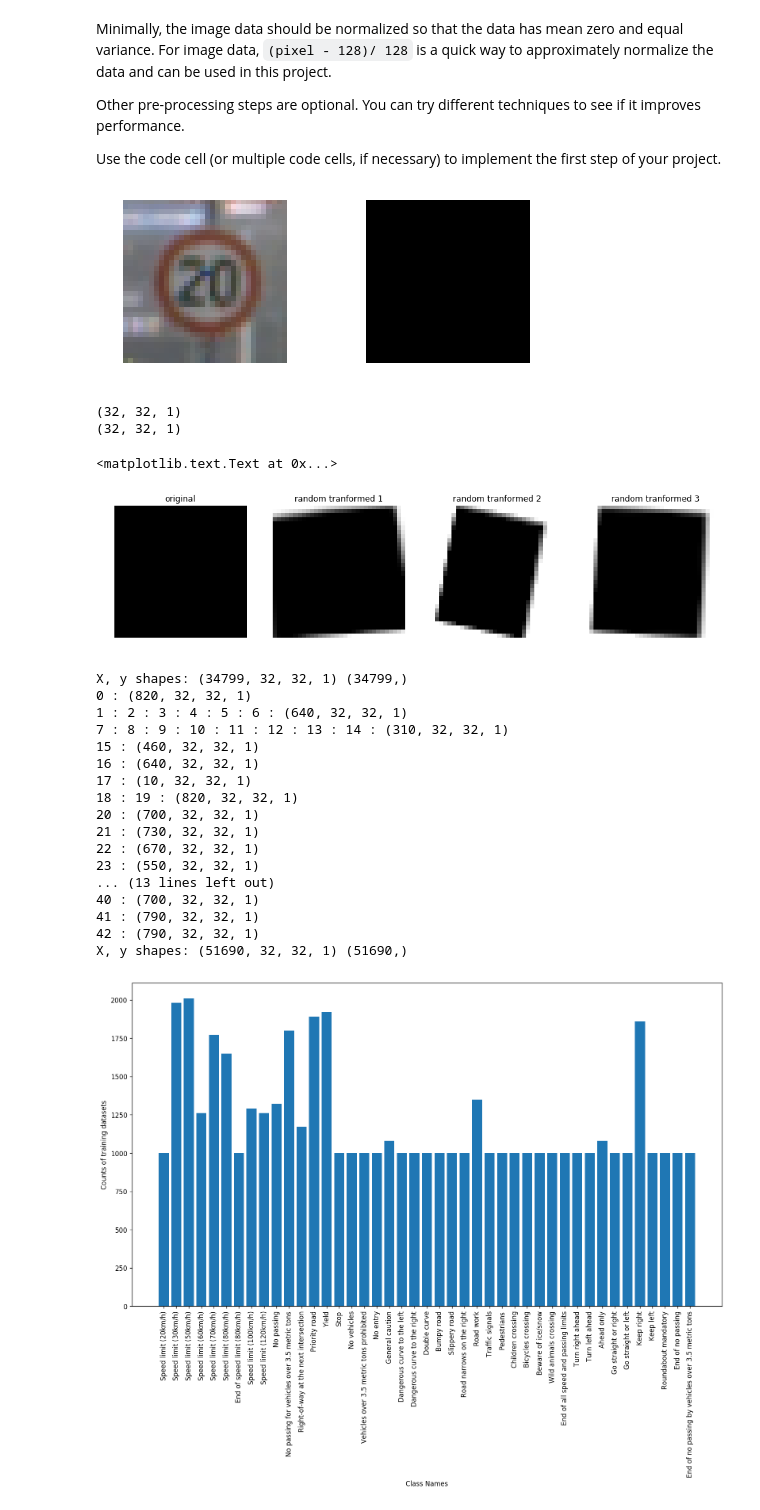
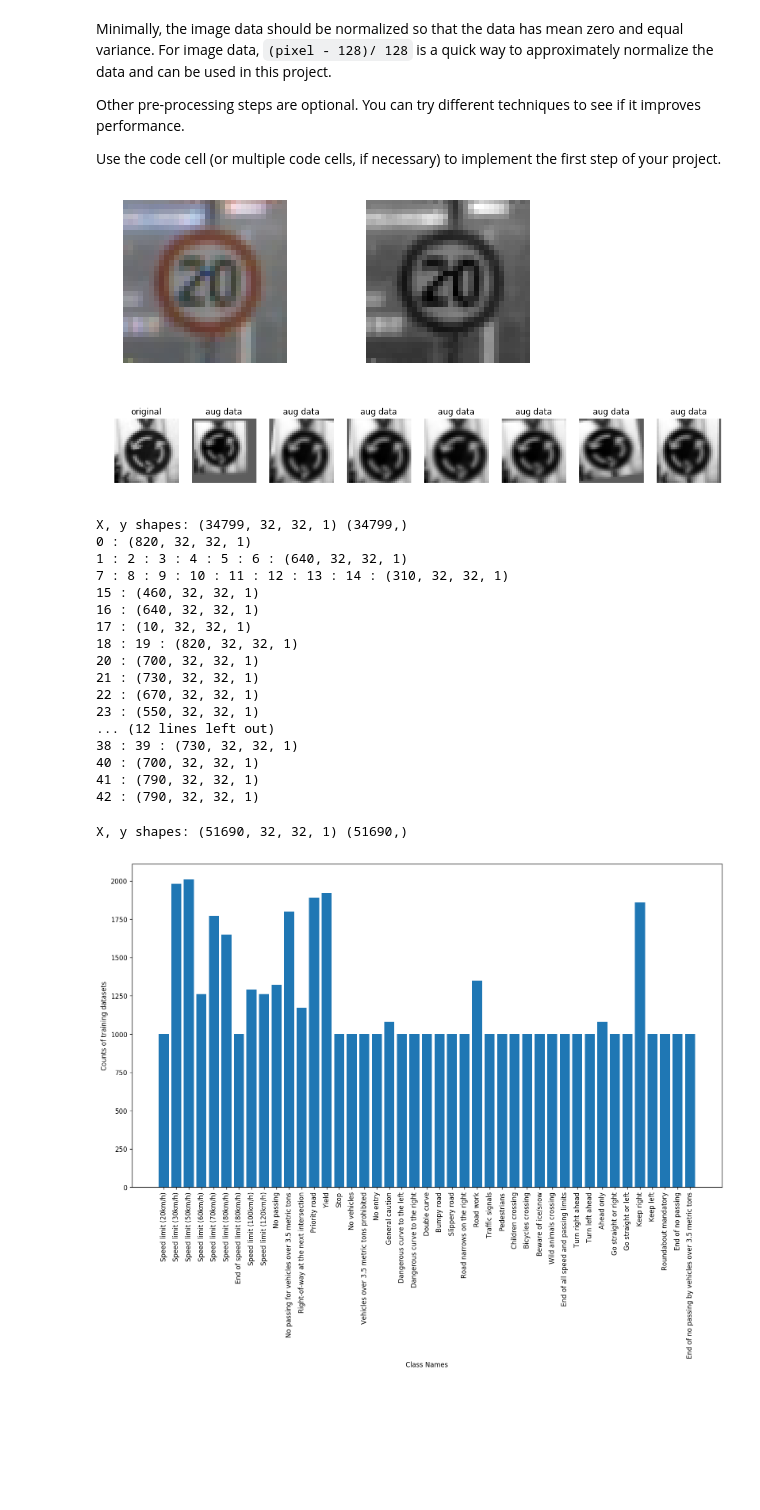
Before and after one commit to FutureKen/CarND-Traffic-Sign-Classifier-Project, a Jupyter notebook: Traffic_Sign_Classifier.ipynb, the cells around one changed output. Cells and saved outputs as stored; diff of their text form; code cells hidden in the pictures; blank space fills up the shorter version.

Commit message:
finished model training

```diff
--- a/Traffic_Sign_Classifier.ipynb
+++ b/Traffic_Sign_Classifier.ipynb
@@ -164,9 +164,7 @@ from skimage import exposure
 def grayscale(X):
     X_gray = np.zeros(X.shape[:-1])
     for i in range(X.shape[0]):
-        X[i, :, :] = exposure.equalize_hist(X[i, :, :])
         X_gray[i,:,:] = cv2.cvtColor(X[i,:,:,:], cv2.COLOR_RGB2GRAY)
-
     return X_gray.reshape((X_gray.shape[0],X_gray.shape[1],X_gray.shape[2],1))
 fig, axs = plt.subplots(1,2,figsize=(8, 3))
 
@@ -187,83 +185,81 @@ X_test = (X_test - 128)/128
 X_valid = (X_valid - 128)/128
 
 from sklearn.utils import shuffle
-
-
 X_train, y_train = shuffle(X_train, y_train)
 # %% [output]
-[figure, old version]
+[figure, new version]
 # %%
 ### From previous histogram, we can see some types of labels has
 ### significantly smaller amount of training sets. So we need to generate some fake data
 from skimage import exposure
 
-def transform_image(image, ang_range=12, warp_range=6, trans_range=6, brightness_range=0.75):
+def random_brightness(img):
+    shifted = img + 1.0   # shift to (0,2) range
+    img_max_value = max(shifted.flatten())
+    max_coef = 2.0/img_max_value
+    min_coef = max_coef - 0.1
+    coef = np.random.uniform(min_coef, max_coef)
+    dst = shifted * coef - 1.0
+    return dst
+
+def transform_image(image, ang_range=8, warp_range=6, trans_range=4):
+
+    image = random_brightness(image)
+
     # Random Rotation
     ang_rot = np.random.uniform(ang_range)-ang_range/2
     rows,cols,ch = image.shape
     Rot_M = cv2.getRotationMatrix2D((cols/2,rows/2),ang_rot,1)
     # Random Translation
     tr_x = trans_range*np.random.uniform()-trans_range/2
     tr_y = trans_range*np.random.uniform()-trans_range/2
     Trans_M = np.float32([[1,0,tr_x],[0,1,tr_y]])
     # Random Warp
     pts1 = np.float32([[8,8],[24,8],[8,24]])
     pt1 = 8 + warp_range*np.random.uniform() - warp_range/2
     pt2 = 24 + warp_range*np.random.uniform() - warp_range/2
     pts2 = np.float32([[pt1,8],[pt2,pt1],[8,pt2]])
     warp_M = cv2.getAffineTransform(pts1,pts2)
 
     image = cv2.warpAffine(image,Rot_M,(cols,rows))
     image = cv2.warpAffine(image,Trans_M,(cols,rows))
     image = cv2.warpAffine(image,warp_M,(cols,rows))
 
+
+    #50% change to apply random histagram equalize
+    if (np.random.choice(3) == 0):
+        image[:, :] = exposure.equalize_hist(image[:, :])
     #Random Brightness
-    random_bright = 1 + np.random.uniform(-0.3, 0.3)
-    image[:, :] = image[:, :] * random_bright
-    image[:, :][image[:, :] > 255] = 255
-
-    #Random Histagram E
-    #image[:, :] = exposure.equalize_hist(image[:, :])
+#     random_bright = 1 + np.random.uniform(-1, 1)
+#     image[:, :, 1] = image[:, :, 1] + 255
+#     image[:, :][image[:, :] > 255] = 255
 
 
+    #image = random_scaling(image)
 
     image = image[:,:,np.newaxis]
     return image
 
-test_img = X_train[555]
-print(test_img.shape)
-test_dst = transform_image(test_img)
-print(test_dst.shape)
-test_dst1 = transform_image(test_img)
-test_dst2 = transform_image(test_img)
-fig, axs = plt.subplots(1,4, figsize=(16, 9))
-
+test_img = X_train[5555]
+fig, axs = plt.subplots(1,8, figsize=(16, 9))
 axs[0].axis('off')
 axs[0].imshow(test_img.squeeze(), cmap='gray')
 axs[0].set_title('original')
 
-axs[1].axis('off')
-axs[1].imshow(test_dst.squeeze(), cmap='gray')
-axs[1].set_title('random tranformed 1')
-
-axs[2].axis('off')
-axs[2].imshow(test_dst1.squeeze(), cmap='gray')
-axs[2].set_title('random tranformed 2')
-
-axs[3].axis('off')
-axs[3].imshow(test_dst2.squeeze(), cmap='gray')
-axs[3].set_title('random tranformed 3')
+for i in range(7):
+    test_dst = transform_image(test_img)
+    axs[i+1].axis('off')
+    axs[i+1].imshow(test_dst.squeeze(), cmap='gray')
+    axs[i+1].set_title('aug data')
 # %% [output]
-(32, 32, 1)
-(32, 32, 1)
-<matplotlib.text.Text at 0x...>
-[figure, old version]
+[figure, new version]
 # %%
 print('X, y shapes:', X_train.shape, y_train.shape)
 
 input_indices = []
 output_indices = []
 
+#def augment_dataset(n_classes):
 for class_n in range(n_classes):
     print(class_n, ': ', end='')
     class_indices = np.where(y_train == class_n)
@@ -281,9 +277,6 @@ for class_n in range(n_classes):
         print(np.asarray(X_).shape, end='\n')
         X_train = np.append(X_train, np.asarray(X_), axis=0)
         y_train = np.append(y_train, np.asarray(y_), axis=0)
-
-
-print('X, y shapes:', X_train.shape, y_train.shape)
 # %% [output]
 X, y shapes: (34799, 32, 32, 1) (34799,)
 0 : (820, 32, 32, 1)
@@ -297,11 +290,16 @@ X, y shapes: (34799, 32, 32, 1) (34799,)
 21 : (730, 32, 32, 1)
 22 : (670, 32, 32, 1)
 23 : (550, 32, 32, 1)
-... (13 lines left out)
+... (12 lines left out)
+38 : 39 : (730, 32, 32, 1)
 40 : (700, 32, 32, 1)
 41 : (790, 32, 32, 1)
 42 : (790, 32, 32, 1)
-X, y shapes: (51690, 32, 32, 1) (51690,)
+# %%
+#augment_dataset(n_classes)
+print('X, y shapes:', X_train.shape, y_train.shape)
+# %% [output]
+X, y shapes: (51690, 32, 32, 1) (51690,)
 # %%
 sign_classes, class_indices, class_counts_new = np.unique(y_train, return_index = True, return_counts = True)
 new_n_classes = len(np.unique(y_train))
```
Also changed, not shown: parts of 11 cells of this notebook.
